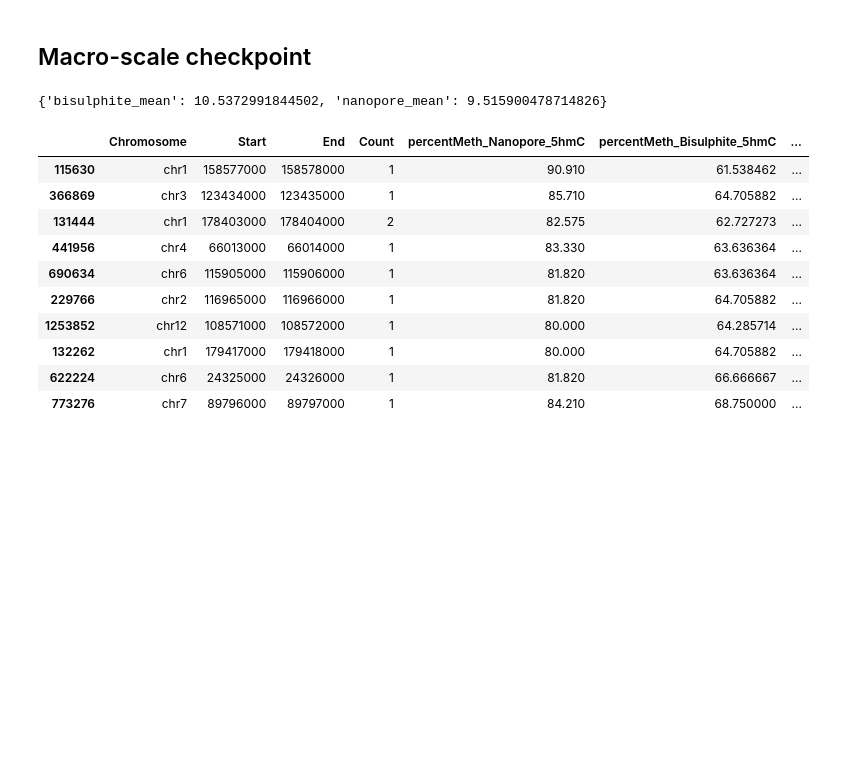
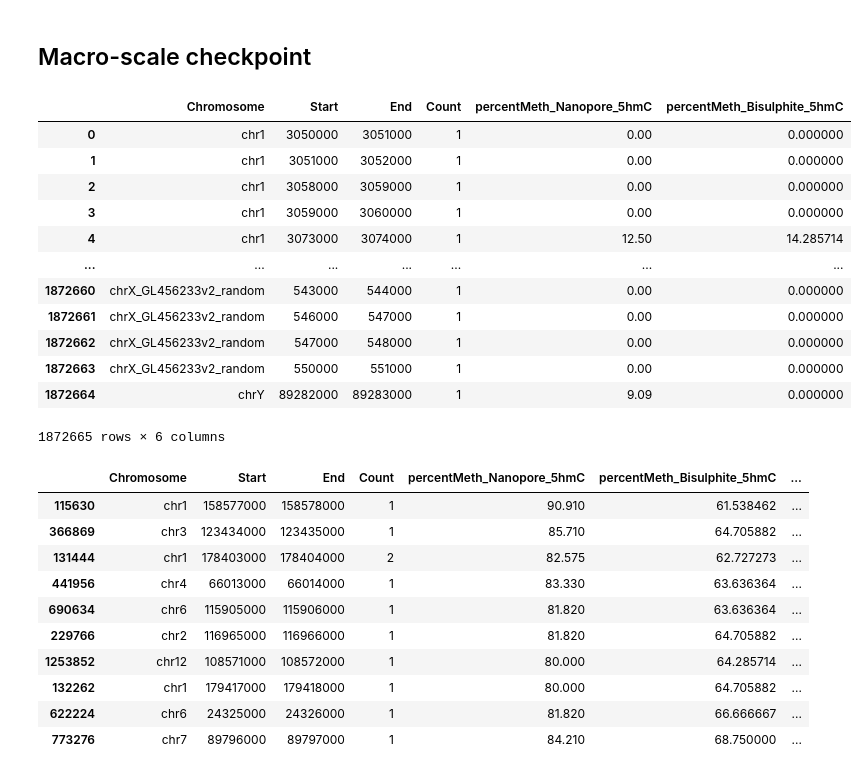
Before and after one commit to DominicOH/Analysis-of-nanopore-epigenetic-sequencing, a Jupyter notebook: Figures.ipynb, the cells around one changed output. Saved outputs shown, nothing was run; the diff lists cells and outputs as text; code cells hidden in the pictures; blank space fills up the shorter version.

Commit message:
Moving towards connecting groupedDF and validationDF classes

```diff
--- a/Figures.ipynb
+++ b/Figures.ipynb
@@ -565,7 +565,7 @@ class cgiTSV(refTSV):
 
         return df
 
-def makeFeatureRefDF():
+def makeFeatureRefPyRange():
     gene_feature_list = subprocess.check_output(["ls", "./feature_references/revised/gene_features/name_adjusted/"]).decode("utf-8").split("\n")
     gene_feature_list.pop(-1)
 
@@ -576,22 +576,22 @@ def makeFeatureRefDF():
         feature_df = feature_tsv.toDF()
         df_list.append(feature_df)
 
-    feature_reference_df = pd.concat(df_list)
-    return feature_reference_df.drop(columns=["Score"])
+    feature_reference_df = pd.concat(df_list).drop(columns=["Score"])
+    return pr.PyRanges(feature_reference_df)
 
-def makeCGIrefDF():
-    cgi_feature_list = subprocess.check_output(["ls", "./feature_references/revised/cgi/"]).decode("utf-8").split("\n")
+def makeCGIrefPyRange():
+    cgi_feature_list = subprocess.check_output(["ls", "./feature_references/revised/cgi/named/"]).decode("utf-8").split("\n")
     cgi_feature_list.pop(-1)
 
     cgi_df_list = []
     for file in cgi_feature_list:
-        path = "./feature_references/revised/cgi/" + file
+        path = "./feature_references/revised/cgi/named/" + file
         cgi_tsv = cgiTSV(path)
         cgi_df = cgi_tsv.toDF()
         cgi_df_list.append(cgi_df)
 
     cgi_reference_df = pd.concat(cgi_df_list)
-    return cgi_reference_df
+    return pr.PyRanges(cgi_reference_df)
 # %% [markdown]
 ## Macro-scale checkpoint
 # %%
@@ -650,4 +598,0 @@ class groupedPyRange:
-# %%
-CpGIntersectPyrange(pyrange_data).groupGenes().calculateMethodMean()
-# %% [output]
-{'bisulphite_mean': 10.5372991844502, 'nanopore_mean': 9.515900478714826}
@@ -654,3 +801,21 @@ CpGIntersectPyrange(pyrange_data).groupGenes().calculateMethodMean()
+# %%
+bar_test = CpGIntersects(pyrange_data)
+
+bar_test.tileDf()
+# %% [output]
+|  | Chromosome | Start | End | Count | percentMeth_Nanopore_5hmC | percentMeth_Bisulphite_5hmC |
+| 0 | chr1 | 3050000 | 3051000 | 1 | 0.00 | 0.000000 |
+| 1 | chr1 | 3051000 | 3052000 | 1 | 0.00 | 0.000000 |
+| 2 | chr1 | 3058000 | 3059000 | 1 | 0.00 | 0.000000 |
+| 3 | chr1 | 3059000 | 3060000 | 1 | 0.00 | 0.000000 |
+| 4 | chr1 | 3073000 | 3074000 | 1 | 12.50 | 14.285714 |
+| ... | ... | ... | ... | ... | ... | ... |
+| 1872660 | chrX_GL456233v2_random | 543000 | 544000 | 1 | 0.00 | 0.000000 |
+| 1872661 | chrX_GL456233v2_random | 546000 | 547000 | 1 | 0.00 | 0.000000 |
+| 1872662 | chrX_GL456233v2_random | 547000 | 548000 | 1 | 0.00 | 0.000000 |
+| 1872663 | chrX_GL456233v2_random | 550000 | 551000 | 1 | 0.00 | 0.000000 |
+| 1872664 | chrY | 89282000 | 89283000 | 1 | 9.09 | 0.000000 |
+1872665 rows × 6 columns
 # %%
 def intersectWithGene():
     pyrange = three_mod_pr
```
Also changed, not shown: parts of 4 cells of this notebook.
